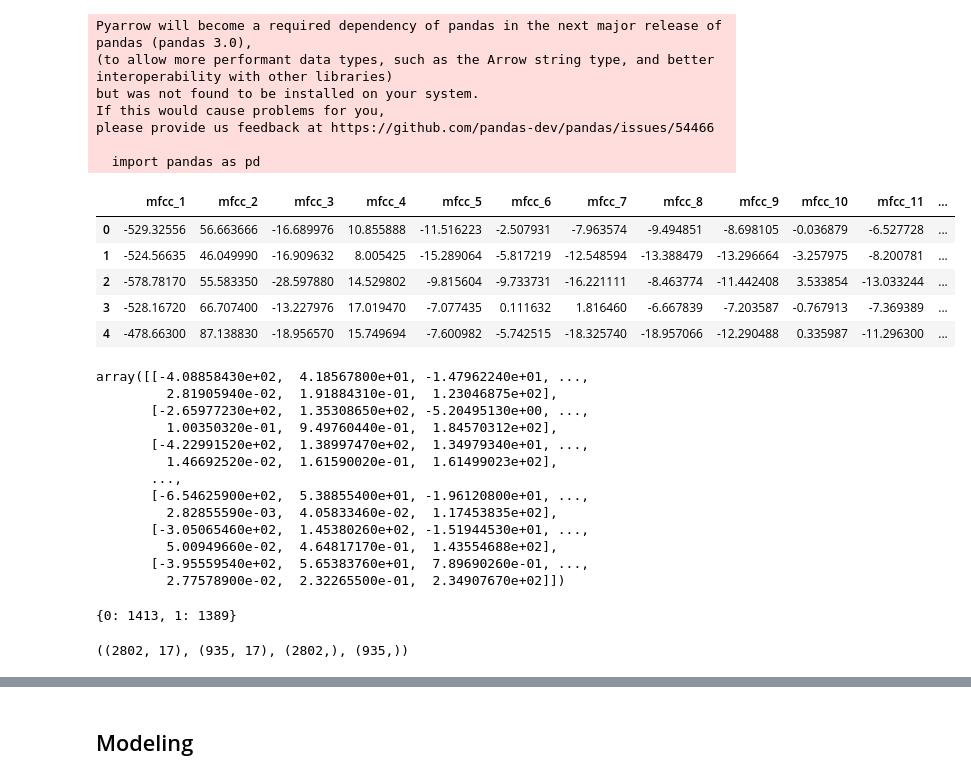
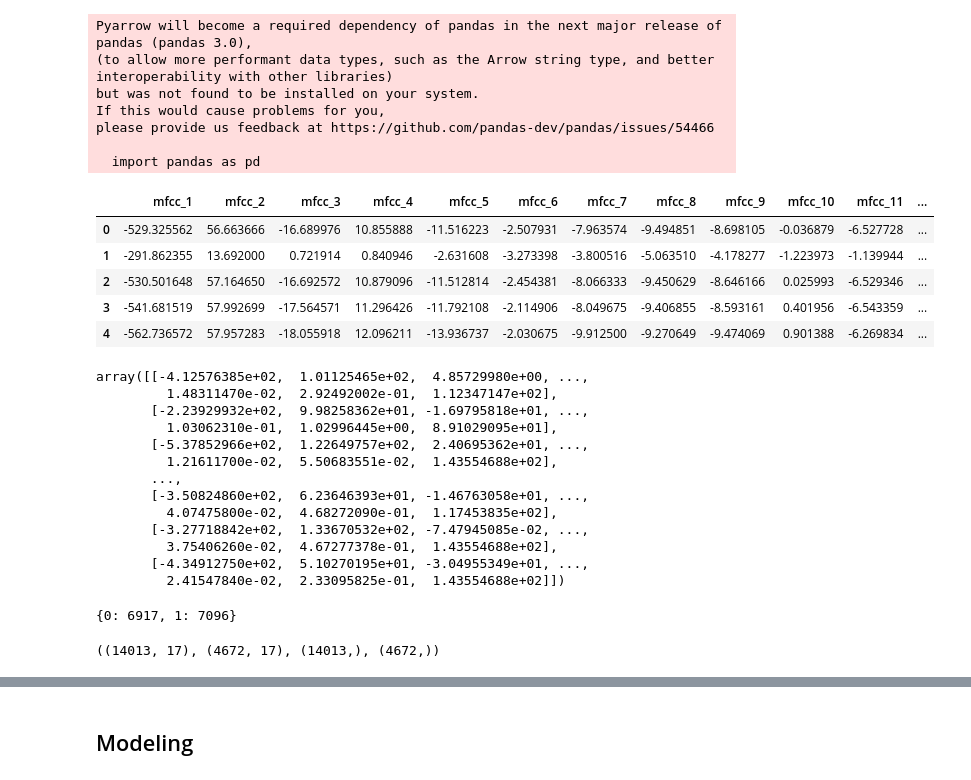
Before and after one commit to SewminaFernando/AggroDetect, a Jupyter notebook: model_2_training.ipynb, the cells around one changed output, grey strips where cells are left out. Drawn from its saved outputs; the diff is of its cells as text; code cells hidden in the pictures.

```diff
--- a/model_2_training.ipynb
+++ b/model_2_training.ipynb
@@ -18,15 +18,15 @@ please provide us feedback at https://github.com/pandas-dev/pandas/issues/54466
   import pandas as pd
 # %%
 # Load data from csv
-data = pd.read_csv(r'Data/Extracted_Features.csv')
+data = pd.read_csv(r'Data/Extracted_Features(Augmented).csv')
 data.head()
 # %% [output]
 |  | mfcc_1 | mfcc_2 | mfcc_3 | mfcc_4 | mfcc_5 | mfcc_6 | mfcc_7 | mfcc_8 | mfcc_9 | mfcc_10 | mfcc_11 | ... |
-| 0 | -529.32556 | 56.663666 | -16.689976 | 10.855888 | -11.516223 | -2.507931 | -7.963574 | -9.494851 | -8.698105 | -0.036879 | -6.527728 | ... |
-| 1 | -524.56635 | 46.049990 | -16.909632 | 8.005425 | -15.289064 | -5.817219 | -12.548594 | -13.388479 | -13.296664 | -3.257975 | -8.200781 | ... |
-| 2 | -578.78170 | 55.583350 | -28.597880 | 14.529802 | -9.815604 | -9.733731 | -16.221111 | -8.463774 | -11.442408 | 3.533854 | -13.033244 | ... |
-| 3 | -528.16720 | 66.707400 | -13.227976 | 17.019470 | -7.077435 | 0.111632 | 1.816460 | -6.667839 | -7.203587 | -0.767913 | -7.369389 | ... |
-| 4 | -478.66300 | 87.138830 | -18.956570 | 15.749694 | -7.600982 | -5.742515 | -18.325740 | -18.957066 | -12.290488 | 0.335987 | -11.296300 | ... |
+| 0 | -529.325562 | 56.663666 | -16.689976 | 10.855888 | -11.516223 | -2.507931 | -7.963574 | -9.494851 | -8.698105 | -0.036879 | -6.527728 | ... |
+| 1 | -291.862355 | 13.692000 | 0.721914 | 0.840946 | -2.631608 | -3.273398 | -3.800516 | -5.063510 | -4.178277 | -1.223973 | -1.139944 | ... |
+| 2 | -530.501648 | 57.164650 | -16.692572 | 10.879096 | -11.512814 | -2.454381 | -8.066333 | -9.450629 | -8.646166 | 0.025993 | -6.529346 | ... |
+| 3 | -541.681519 | 57.992699 | -17.564571 | 11.296426 | -11.792108 | -2.114906 | -8.049675 | -9.406855 | -8.593161 | 0.401956 | -6.543359 | ... |
+| 4 | -562.736572 | 57.957283 | -18.055918 | 12.096211 | -13.936737 | -2.030675 | -9.912500 | -9.270649 | -9.474069 | 0.901388 | -6.269834 | ... |
 # %%
 # Devide to indipendant and dependant variables
 x = data.iloc[:,:-1].values
@@ -37,29 +37,29 @@ x_train, x_test, y_train, y_test = train_test_split(x, y, test_size=0.25,random_
 # %%
 x_train
 # %% [output]
-array([[-4.08858430e+02,  4.18567800e+01, -1.47962240e+01, ...,
-         2.81905940e-02,  1.91884310e-01,  1.23046875e+02],
-       [-2.65977230e+02,  1.35308650e+02, -5.20495130e+00, ...,
-         1.00350320e-01,  9.49760440e-01,  1.84570312e+02],
-       [-4.22991520e+02,  1.38997470e+02,  1.34979340e+01, ...,
-         1.46692520e-02,  1.61590020e-01,  1.61499023e+02],
+array([[-4.12576385e+02,  1.01125465e+02,  4.85729980e+00, ...,
+         1.48311470e-02,  2.92492002e-01,  1.12347147e+02],
+       [-2.23929932e+02,  9.98258362e+01, -1.69795818e+01, ...,
+         1.03062310e-01,  1.02996445e+00,  8.91029095e+01],
+       [-5.37852966e+02,  1.22649757e+02,  2.40695362e+01, ...,
+         1.21611700e-02,  5.50683551e-02,  1.43554688e+02],
        ...,
-       [-6.54625900e+02,  5.38855400e+01, -1.96120800e+01, ...,
-         2.82855590e-03,  4.05833460e-02,  1.17453835e+02],
-       [-3.05065460e+02,  1.45380260e+02, -1.51944530e+01, ...,
-         5.00949660e-02,  4.64817170e-01,  1.43554688e+02],
-       [-3.95559540e+02,  5.65383760e+01,  7.89690260e-01, ...,
-         2.77578900e-02,  2.32265500e-01,  2.34907670e+02]])
+       [-3.50824860e+02,  6.23646393e+01, -1.46763058e+01, ...,
+         4.07475800e-02,  4.68272090e-01,  1.17453835e+02],
+       [-3.27718842e+02,  1.33670532e+02, -7.47945085e-02, ...,
+         3.75406260e-02,  4.67277378e-01,  1.43554688e+02],
+       [-4.34912750e+02,  5.10270195e+01, -3.04955349e+01, ...,
+         2.41547840e-02,  2.33095825e-01,  1.43554688e+02]])
 # %%
 # Get the data count of unique labels
 unique, counts = np.unique(y_train, return_counts=True)
 dict(zip(unique, counts))
 # %% [output]
-{0: 1413, 1: 1389}
+{0: 6917, 1: 7096}
 # %%
 x_train.shape, x_test.shape, y_train.shape, y_test.shape
 # %% [output]
-((2802, 17), (935, 17), (2802,), (935,))
+((14013, 17), (4672, 17), (14013,), (4672,))
 # %%
 # Scale data
 sc = StandardScaler()
```
Also changed, not shown: parts of 22 cells of this notebook, 2 other files.
